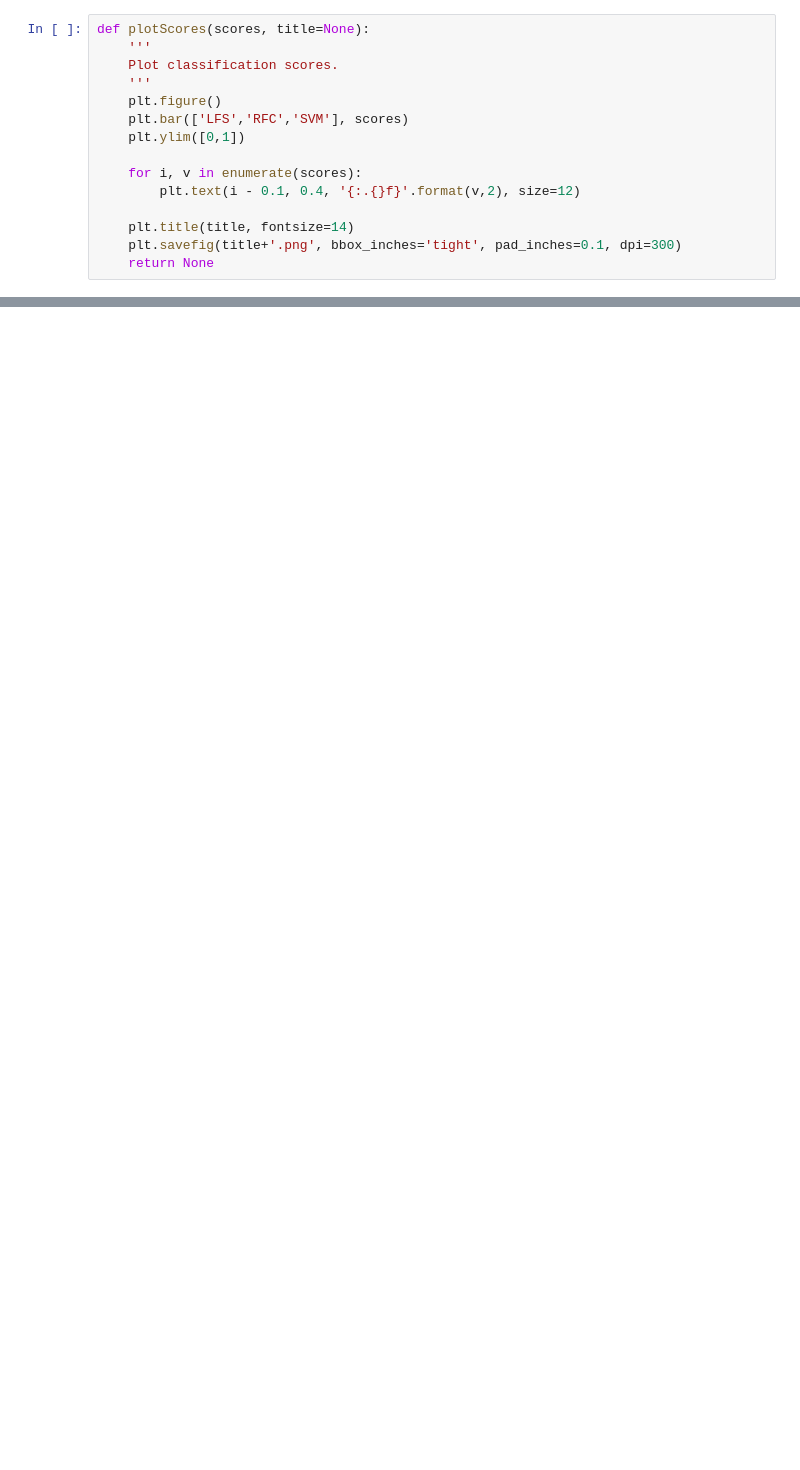
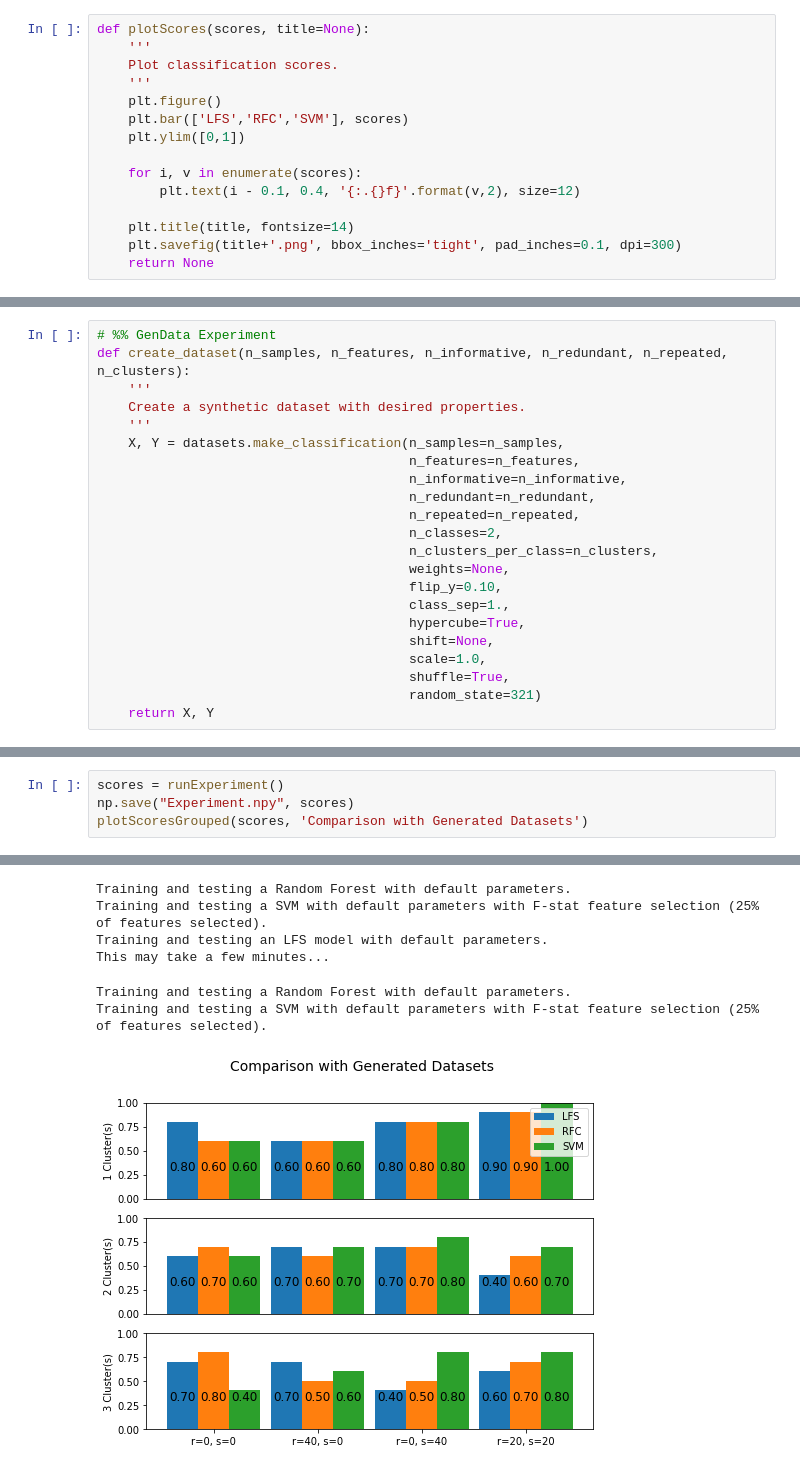
Before and after one commit to code-wizard/CMSC6950-Final-Project, a Jupyter notebook: LFS Comparision.ipynb, the cells around one changed output, grey strips where cells are left out. Saved outputs shown, nothing was run; the diff lists cells and outputs as text; blank space fills up the shorter version.

```diff
--- a/LFS Comparision.ipynb
+++ b/LFS Comparision.ipynb
@@ -189,0 +261,22 @@ KeyboardInterrupt:
+# %%
+# %% GenData Experiment
+def create_dataset(n_samples, n_features, n_informative, n_redundant, n_repeated, n_clusters):
+    '''
+    Create a synthetic dataset with desired properties.
+    '''
+    X, Y = datasets.make_classification(n_samples=n_samples,
+                                        n_features=n_features,
+                                        n_informative=n_informative,
+                                        n_redundant=n_redundant,
+                                        n_repeated=n_repeated,
+                                        n_classes=2,
+                                        n_clusters_per_class=n_clusters,
+                                        weights=None,
+                                        flip_y=0.10,
+                                        class_sep=1.,
+                                        hypercube=True,
+                                        shift=None,
+                                        scale=1.0,
+                                        shuffle=True,
+                                        random_state=321)
+    return X, Y
@@ -189,0 +353,5 @@ KeyboardInterrupt:
+# %%
+scores = runExperiment()
+np.save("Experiment.npy", scores)
+plotScoresGrouped(scores, 'Comparison with Generated Datasets')
+# %% [output]
@@ -189,0 +400,7 @@ KeyboardInterrupt:
+Training and testing a Random Forest with default parameters.
+Training and testing a SVM with default parameters with F-stat feature selection (25% of features selected).
+Training and testing an LFS model with default parameters.
+This may take a few minutes...
+Training and testing a Random Forest with default parameters.
+Training and testing a SVM with default parameters with F-stat feature selection (25% of features selected).
+[figure, added]
```
Also changed, not shown: parts of 14 cells of this notebook, 19 other files.
